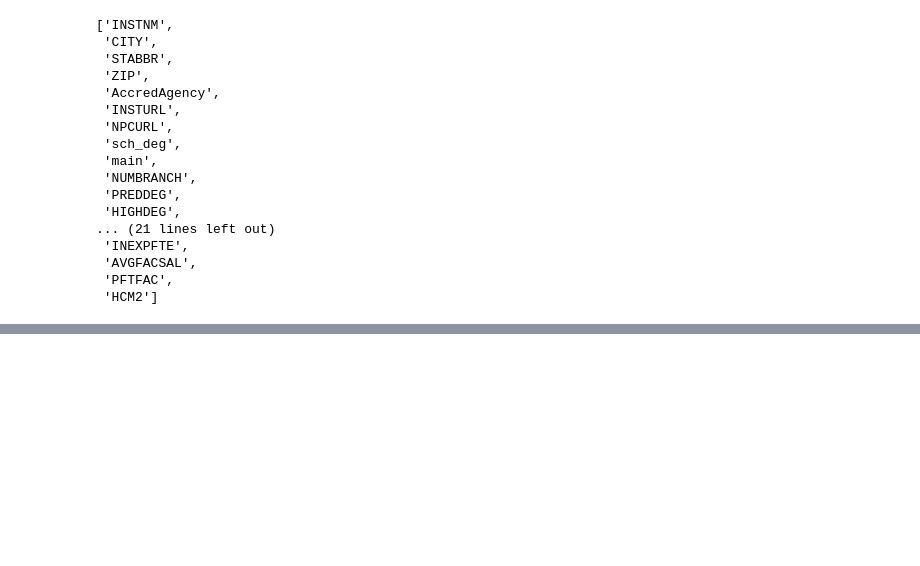
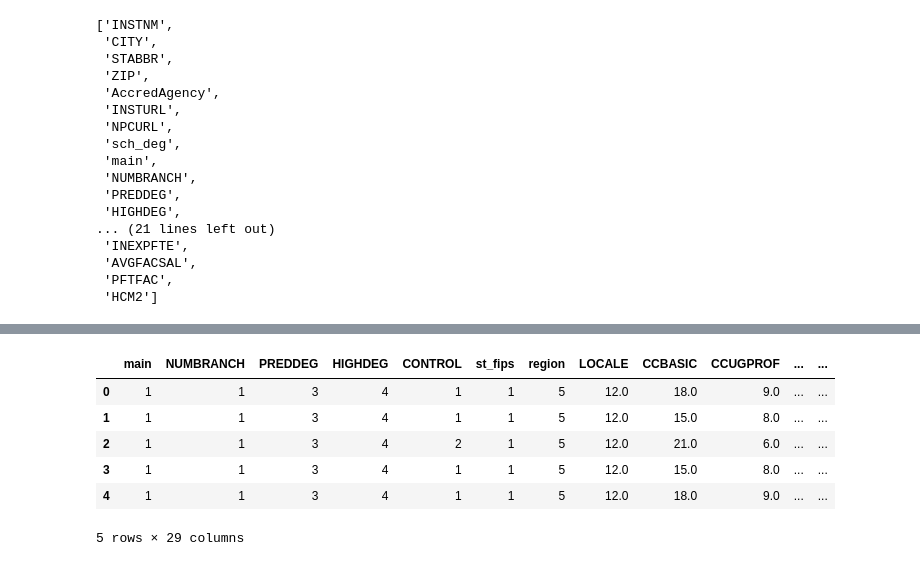
Before and after one commit to juliasilge/fall2016competition, a Jupyter notebook: school-category-analysys.ipynb, the cells around one changed output, grey strips where cells are left out. Cells and saved outputs as stored; diff of their text form; code cells hidden in the pictures; blank space fills up the shorter version.

```diff
--- a/school-category-analysys.ipynb
+++ b/school-category-analysys.ipynb
@@ -126,0 +128,11 @@ df_data[columns].dropna(axis=1, how='all').describe()
+# %%
+df_num = df_data._get_numeric_data()
+df_num.head(5)
+# %% [output]
+|  | main | NUMBRANCH | PREDDEG | HIGHDEG | CONTROL | st_fips | region | LOCALE | CCBASIC | CCUGPROF | ... | ... |
+| 0 | 1 | 1 | 3 | 4 | 1 | 1 | 5 | 12.0 | 18.0 | 9.0 | ... | ... |
+| 1 | 1 | 1 | 3 | 4 | 1 | 1 | 5 | 12.0 | 15.0 | 8.0 | ... | ... |
+| 2 | 1 | 1 | 3 | 4 | 2 | 1 | 5 | 12.0 | 21.0 | 6.0 | ... | ... |
+| 3 | 1 | 1 | 3 | 4 | 1 | 1 | 5 | 12.0 | 15.0 | 8.0 | ... | ... |
+| 4 | 1 | 1 | 3 | 4 | 1 | 1 | 5 | 12.0 | 18.0 | 9.0 | ... | ... |
+5 rows × 29 columns
```
Also changed, not shown: parts of 3 cells of this notebook.
